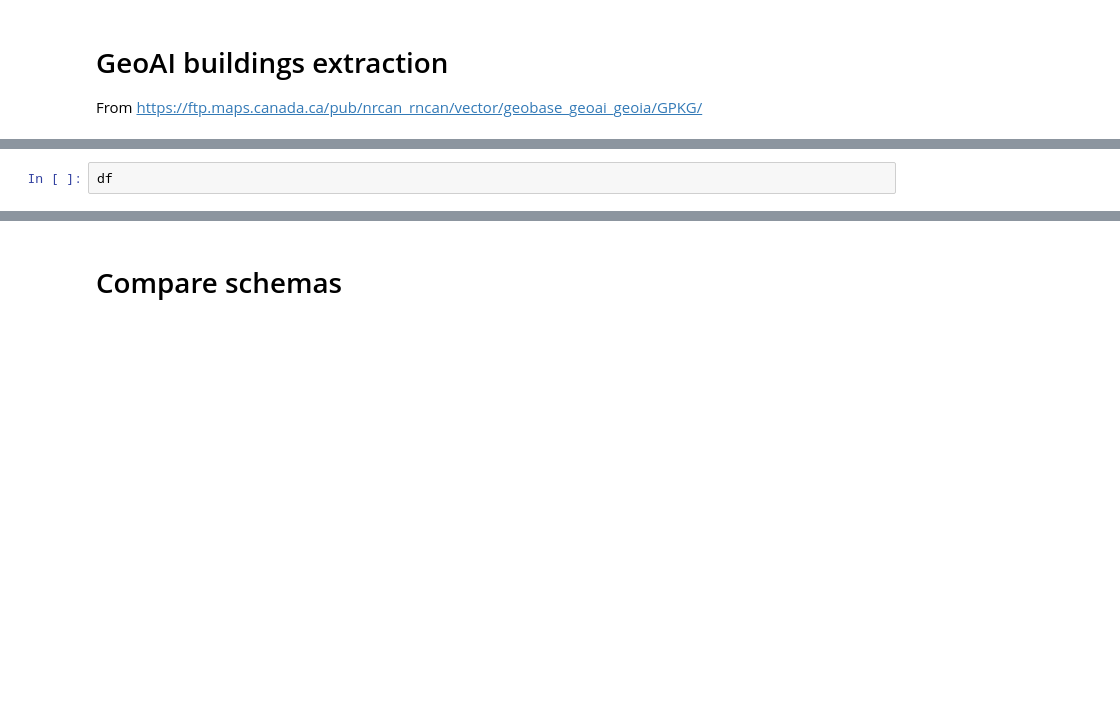
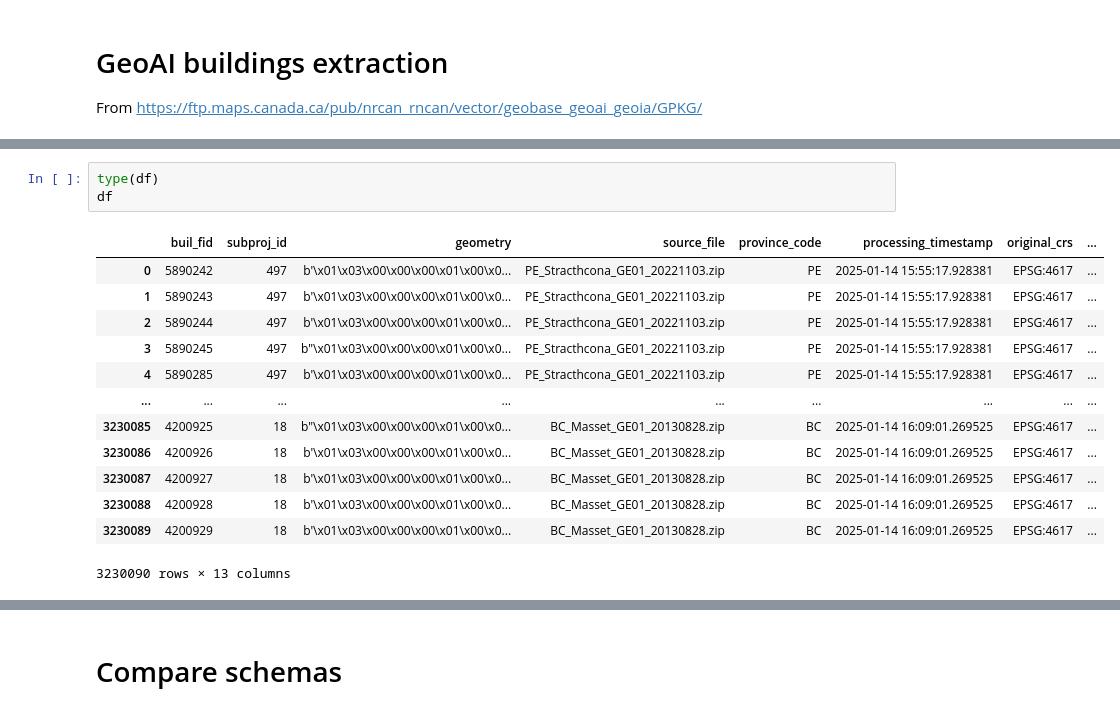
Before and after one commit to ymoisan/nbcmc, a Jupyter notebook: nbs/geoai_buildings.ipynb, the cells around one changed output, grey strips where cells are left out. Drawn from its saved outputs; the diff is of its cells as text; blank space fills up the shorter version.

```diff
--- a/nbs/geoai_buildings.ipynb
+++ b/nbs/geoai_buildings.ipynb
@@ -18,5 +37,20 @@ df, stats = get_all_gpkg_data()
 # %%
+type(df)
 df
+# %% [output]
+|  | buil_fid | subproj_id | geometry | source_file | province_code | processing_timestamp | original_crs | ... |
+| 0 | 5890242 | 497 | b'\x01\x03\x00\x00\x00\x01\x00\x0... | PE_Stracthcona_GE01_20221103.zip | PE | 2025-01-14 15:55:17.928381 | EPSG:4617 | ... |
+| 1 | 5890243 | 497 | b'\x01\x03\x00\x00\x00\x01\x00\x0... | PE_Stracthcona_GE01_20221103.zip | PE | 2025-01-14 15:55:17.928381 | EPSG:4617 | ... |
+| 2 | 5890244 | 497 | b'\x01\x03\x00\x00\x00\x01\x00\x0... | PE_Stracthcona_GE01_20221103.zip | PE | 2025-01-14 15:55:17.928381 | EPSG:4617 | ... |
+| 3 | 5890245 | 497 | b"\x01\x03\x00\x00\x00\x01\x00\x0... | PE_Stracthcona_GE01_20221103.zip | PE | 2025-01-14 15:55:17.928381 | EPSG:4617 | ... |
+| 4 | 5890285 | 497 | b'\x01\x03\x00\x00\x00\x01\x00\x0... | PE_Stracthcona_GE01_20221103.zip | PE | 2025-01-14 15:55:17.928381 | EPSG:4617 | ... |
+| ... | ... | ... | ... | ... | ... | ... | ... | ... |
+| 3230085 | 4200925 | 18 | b"\x01\x03\x00\x00\x00\x01\x00\x0... | BC_Masset_GE01_20130828.zip | BC | 2025-01-14 16:09:01.269525 | EPSG:4617 | ... |
+| 3230086 | 4200926 | 18 | b'\x01\x03\x00\x00\x00\x01\x00\x0... | BC_Masset_GE01_20130828.zip | BC | 2025-01-14 16:09:01.269525 | EPSG:4617 | ... |
+| 3230087 | 4200927 | 18 | b'\x01\x03\x00\x00\x00\x01\x00\x0... | BC_Masset_GE01_20130828.zip | BC | 2025-01-14 16:09:01.269525 | EPSG:4617 | ... |
+| 3230088 | 4200928 | 18 | b'\x01\x03\x00\x00\x00\x01\x00\x0... | BC_Masset_GE01_20130828.zip | BC | 2025-01-14 16:09:01.269525 | EPSG:4617 | ... |
+| 3230089 | 4200929 | 18 | b'\x01\x03\x00\x00\x00\x01\x00\x0... | BC_Masset_GE01_20130828.zip | BC | 2025-01-14 16:09:01.269525 | EPSG:4617 | ... |
+3230090 rows × 13 columns
 # %%
 print("\nProcessing Summary:")
 print(f"Expected files: {stats['expected_files']}")
```
Also changed, not shown: parts of 29 cells of this notebook, 1 other file.
